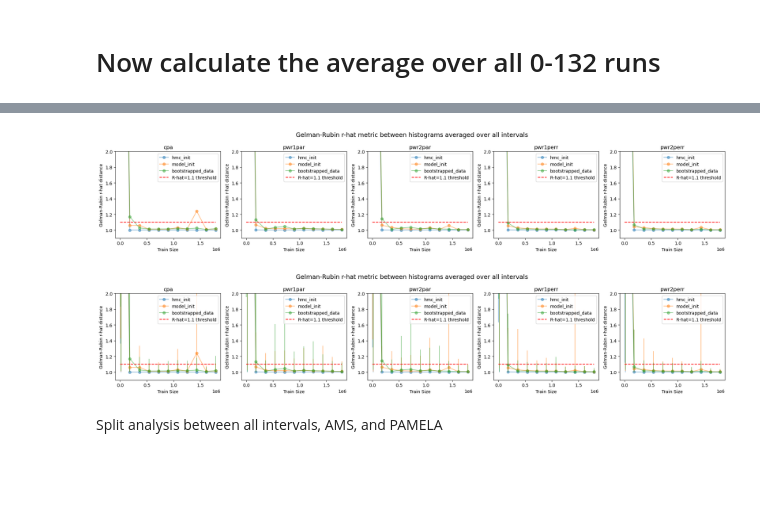
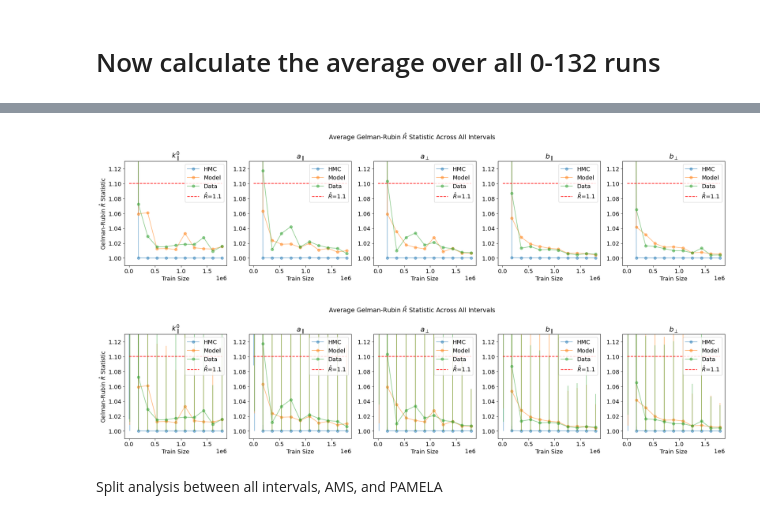
Before and after one commit to hawaii-ai/GalacticCosmicRays, a Jupyter notebook: notebooks/plot/plot_hmc_train_size_all_runs.ipynb, the cells around one changed output, grey strips where cells are left out. Drawn from its saved outputs; the diff is of its cells as text; code cells hidden in the pictures; blank space fills up the shorter version.

Commit message:
update plotting code and test evaluation

```diff
--- a/notebooks/plot/plot_hmc_train_size_all_runs.ipynb
+++ b/notebooks/plot/plot_hmc_train_size_all_runs.ipynb
@@ -7,7 +7,10 @@ from pathlib import Path
 from scipy.special import rel_entr, kl_div
 from scipy.stats import wasserstein_distance
 
+plt.rcParams.update({'font.size': 13})
+
 PARAMETERS = ['cpa', 'pwr1par', 'pwr2par', 'pwr1perr', 'pwr2perr']
+PARAMETERS_NAME = [r'$k^{0}_{\parallel}$', r'$a_{\parallel}$', r'$a_{\perp}$', r'$b_{\parallel}$', r'$b_{\perp}$']
 PARAMETERS_MIN = np.array([100., 0.4, 0.4, 0.4, 0.4])
 PARAMETERS_MAX = np.array([870., 1.7, 1.7, 2.3, 2.3])
 # %% [markdown]
@@ -276,13 +279,15 @@ def get_distance(hist_0, hist_1, metric='mae'):
 # Now calculate the average over all 0-132 runs
 # %%
 # Parameters (change me!)
-train_fractions = [0.0001, 0.001, 0.01, 0.1, 0.2, 0.3, 0.4, 0.5, 0.6, 0.7, 0.8, 0.9, 1.0]
+# train_fractions = [0.0001, 0.001, 0.01, 0.1, 0.2, 0.3, 0.4, 0.5, 0.6, 0.7, 0.8, 0.9, 1.0]
+train_fractions = [0.001, 0.01, 0.1, 0.2, 0.3, 0.4, 0.5, 0.6, 0.7, 0.8, 0.9, 1.0]
 data_version=['d1', 'd2', 'd3', 'd4', 'd5']
 model_version=['init1', 'init2', 'init3', 'init4', 'init5']
 hmc_run = ['hmc1', 'hmc2', 'hmc3', 'hmc4', 'hmc5']
 bootstrap=['b0', 'b1'] # 'b0' or 'b1', false or true
-which_changes = ["bootstrapped_data", "model_init", "hmc_init"]
-hmc_version='v34_trial5_full'
+which_changes = ["hmc_init", "model_init", "bootstrapped_data"]
+which_changes_short = ["HMC", "Model", "Data"]
+hmc_version='v34_trial5_full_100000'
 
 output_file = f'../../../results/{hmc_version}/plots/all_changes_all_train_sizes_all_intervals_rhat_statistic.csv'
 write_new_file = False
@@ -471,51 +476,57 @@ Name: rhat, dtype: float64}
 # %%
 data_train_fractions = np.array(train_fractions) * 1_788_892 # Scale to the number of data points in the full dataset
 
 # Let's make a 1 x 5 grid of subplots, where each plot is the distance for each parameter over all the train sizes
-plt.figure(figsize=(20, 4))
-plt.suptitle(f"Gelman-Rubin r-hat metric between histograms averaged over all intervals", fontsize=14)
+plt.figure(figsize=(20, 5))
+plt.suptitle(r"Average Gelman-Rubin $\hat{R}$ Statistic Across All Intervals", fontsize=14)
 
 # Plot the KL divergences
 for i, param in enumerate(PARAMETERS):
     plt.subplot(1, 5, i+1)
-    for j, which_change in enumerate(which_changes[::-1]):
-        plt.plot(data_train_fractions, avg_distances[f'{param}_{which_change}'], marker='o', alpha=0.5, label=f'{which_change}')
-    plt.hlines(y=1.1, xmin=data_train_fractions[0], xmax=data_train_fractions[-1], color='r', linestyle='--', label='R-hat=1.1 threshold')
-    plt.ylim(0.9, 2)
-    plt.title(param)
+    for j, which_change in enumerate(which_changes):
+        plt.plot(data_train_fractions, avg_distances[f'{param}_{which_change}'], marker='o', alpha=0.5, label=f'{which_changes_short[j]}')
+    plt.hlines(y=1.1, xmin=data_train_fractions[0], xmax=data_train_fractions[-1], color='r', linestyle='--', label=r'$\hat{R}$=1.1')
+    plt.ylim(0.99, 1.13)
+    plt.title(PARAMETERS_NAME[i])
     plt.xlabel('Train Size')
-    plt.ylabel(f'Gelman-Rubin r-hat distance')
     # plt.yscale('log')
     plt.legend()
 
+    if i == 0:
+        plt.ylabel(r'Gelman-Rubin $\hat{R}$ Statistic')
+
 plt.tight_layout()
 plt.savefig(f'../../../results/{hmc_version}/plots/all_changes_all_train_sizes_all_intervals_rhat_statistic.png', dpi=300)
+plt.savefig(f'../../../results/{hmc_version}/plots/all_changes_all_train_sizes_all_intervals_rhat_statistic.pdf', dpi=300)
 plt.show()
 
 # Let's make a 1 x 5 grid of subplots, where each plot is the distance for each parameter over all the train sizes
-plt.figure(figsize=(20, 4))
-plt.suptitle(f"Gelman-Rubin r-hat metric between histograms averaged over all intervals", fontsize=14)
+plt.figure(figsize=(20, 5))
+plt.suptitle(r"Average Gelman-Rubin $\hat{R}$ Statistic Across All Intervals", fontsize=14)
 
 # Plot the KL divergences
 for i, param in enumerate(PARAMETERS):
     plt.subplot(1, 5, i+1)
-    for j, which_change in enumerate(which_changes[::-1]):
+    for j, which_change in enumerate(which_changes):
         plt.vlines(data_train_fractions, min_distances[f'{param}_{which_change}'], max_distances[f'{param}_{which_change}'], color=f'C{j}', alpha=0.5)
-        plt.plot(data_train_fractions, avg_distances[f'{param}_{which_change}'], marker='o', alpha=0.5, label=f'{which_change}')
-    plt.hlines(y=1.1, xmin=data_train_fractions[0], xmax=data_train_fractions[-1], color='r', linestyle='--', label='R-hat=1.1 threshold')
-    plt.ylim(0.9, 2)
-    plt.title(param)
+        plt.plot(data_train_fractions, avg_distances[f'{param}_{which_change}'], marker='o', alpha=0.5, label=f'{which_changes_short[j]}')
+    plt.hlines(y=1.1, xmin=data_train_fractions[0], xmax=data_train_fractions[-1], color='r', linestyle='--', label=r'$\hat{R}$=1.1')
+    plt.ylim(0.99, 1.13)
+    plt.title(PARAMETERS_NAME[i])
     plt.xlabel('Train Size')
-    plt.ylabel(f'Gelman-Rubin r-hat distance')
     # plt.yscale('log')
     plt.legend()
 
+    if i == 0:
+        plt.ylabel(r'Gelman-Rubin $\hat{R}$ Statistic')
+
 plt.tight_layout()
 plt.savefig(f'../../../results/{hmc_version}/plots/all_changes_all_train_sizes_all_intervals_rhat_statistic_errorbars.png', dpi=300)
+plt.savefig(f'../../../results/{hmc_version}/plots/all_changes_all_train_sizes_all_intervals_rhat_statistic_errorbars.pdf')
 plt.show()
 # %% [output]
-[figure, old version]
+[figure, new version]
-[figure, old version]
+[figure, new version]
 # %% [markdown]
 Split analysis between all intervals, AMS, and PAMELA
 # %%
```
Also changed, not shown: parts of 3 cells of this notebook, 12 other files.
